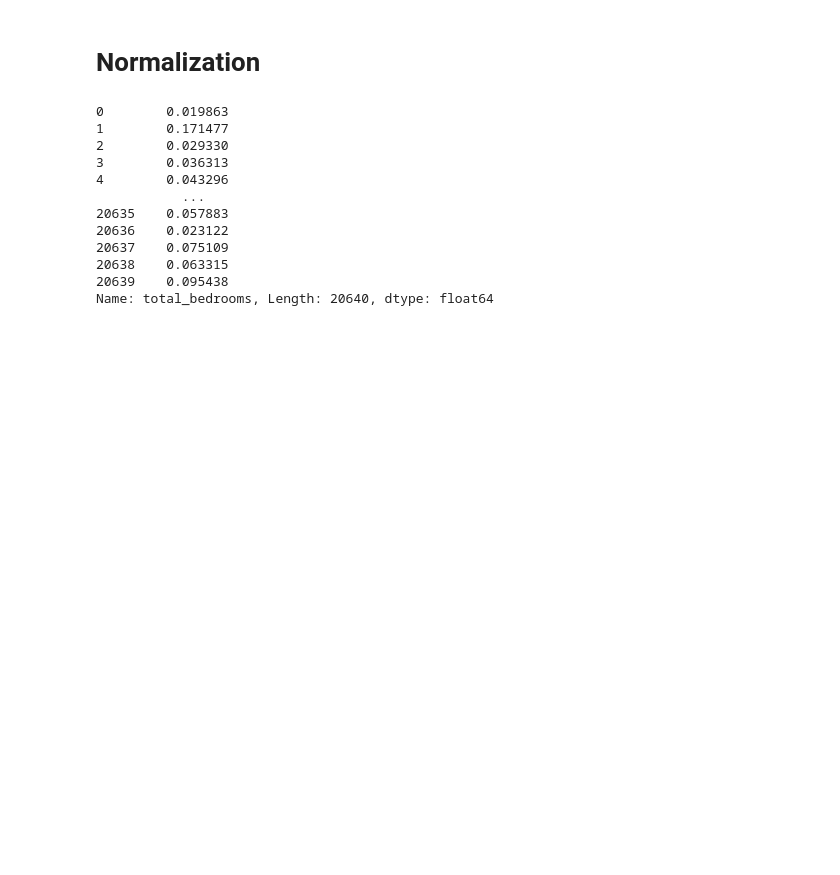
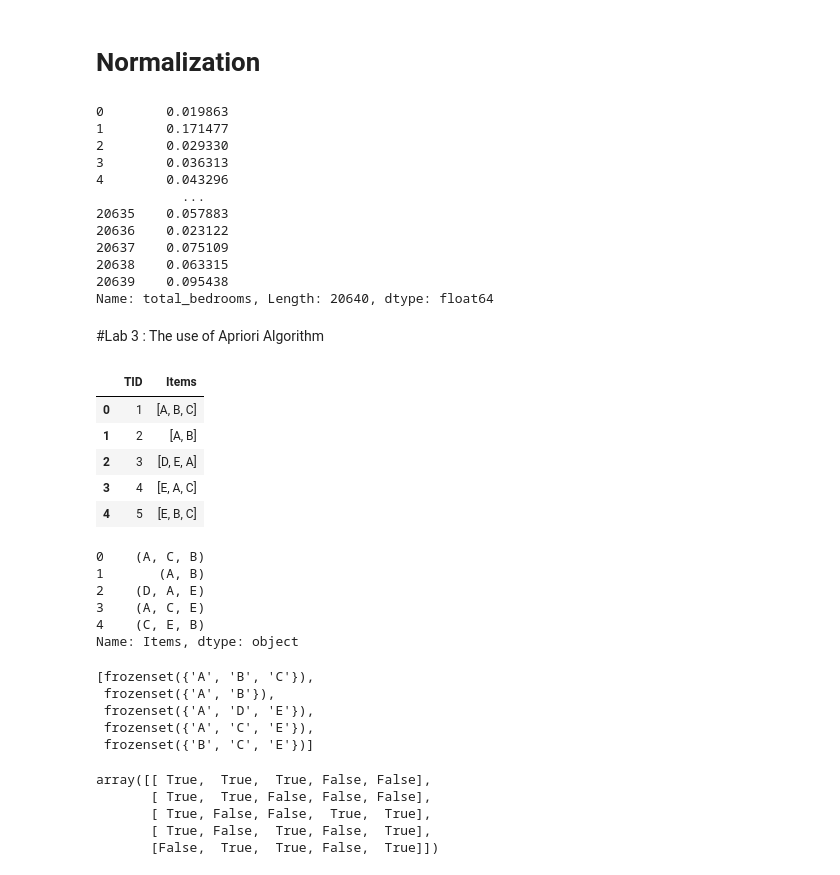
Before and after one commit to MilindiSenevirathne/DataMiningLabs, a Jupyter notebook: Lab1.ipynb, the cells around one changed output. Cells and saved outputs as stored; diff of their text form; code cells hidden in the pictures; blank space fills up the shorter version.

```diff
--- a/Lab1.ipynb
+++ b/Lab1.ipynb
@@ -199,3 +199,38 @@ nzed_values
 20638    0.063315
 20639    0.095438
 Name: total_bedrooms, Length: 20640, dtype: float64
+# %% [markdown]
+#Lab 3 : The use of Apriori Algorithm
+# %%
+dataset = {
+    'TID' : [1,2,3,4,5],
+    'Items' : [['A','B','C'], ['A','B'], ['D','E','A'], ['E','A','C'],['E','B','C']]
+}
+df = pd.DataFrame(dataset)
+df
+# %% [output]
+|  | TID | Items |
+| 0 | 1 | [A, B, C] |
+| 1 | 2 | [A, B] |
+| 2 | 3 | [D, E, A] |
+| 3 | 4 | [E, A, C] |
+| 4 | 5 | [E, B, C] |
+# %%
+df['Items'] = df['Items'].apply(frozenset)
+df['Items']
+# %% [output]
+0    (A, C, B)
+1       (A, B)
+2    (D, A, E)
+3    (A, C, E)
+4    (C, E, B)
+Name: Items, dtype: object
+# %%
+lstTransactions = df['Items'].tolist()
+lstTransactions
+# %% [output]
+[frozenset({'A', 'B', 'C'}),
+ frozenset({'A', 'B'}),
+ frozenset({'A', 'D', 'E'}),
+ frozenset({'A', 'C', 'E'}),
+ frozenset({'B', 'C', 'E'})]
@@ -201,0 +241,10 @@ Name: total_bedrooms, Length: 20640, dtype: float64
+# %%
+te = TransactionEncoder()
+te_tform = te.fit(lstTransactions).transform(lstTransactions)
+te_tform
+# %% [output]
+array([[ True,  True,  True, False, False],
+       [ True,  True, False, False, False],
+       [ True, False, False,  True,  True],
+       [ True, False,  True, False,  True],
+       [False,  True,  True, False,  True]])
```
Also changed, not shown: parts of 4 cells of this notebook.
